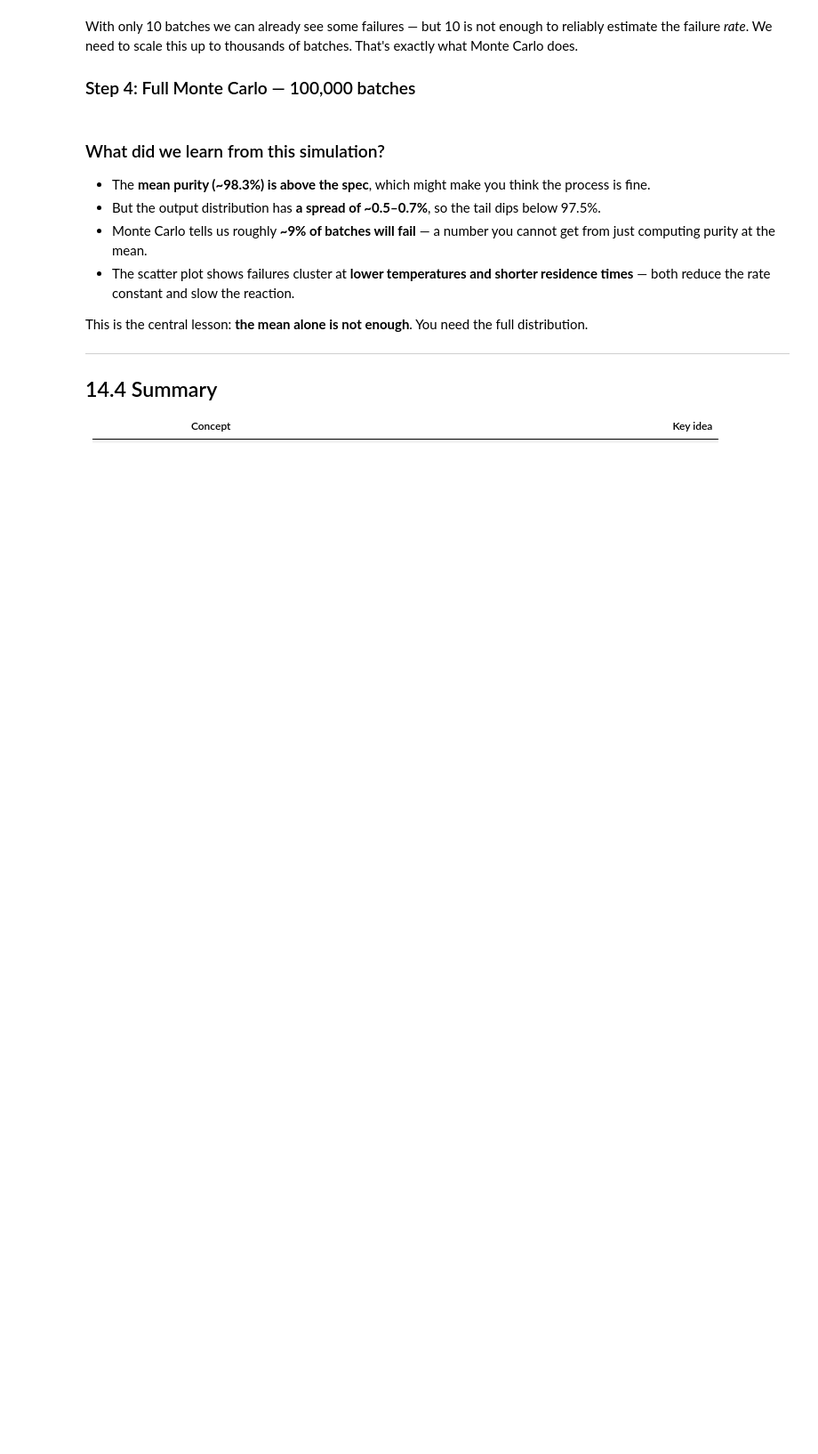
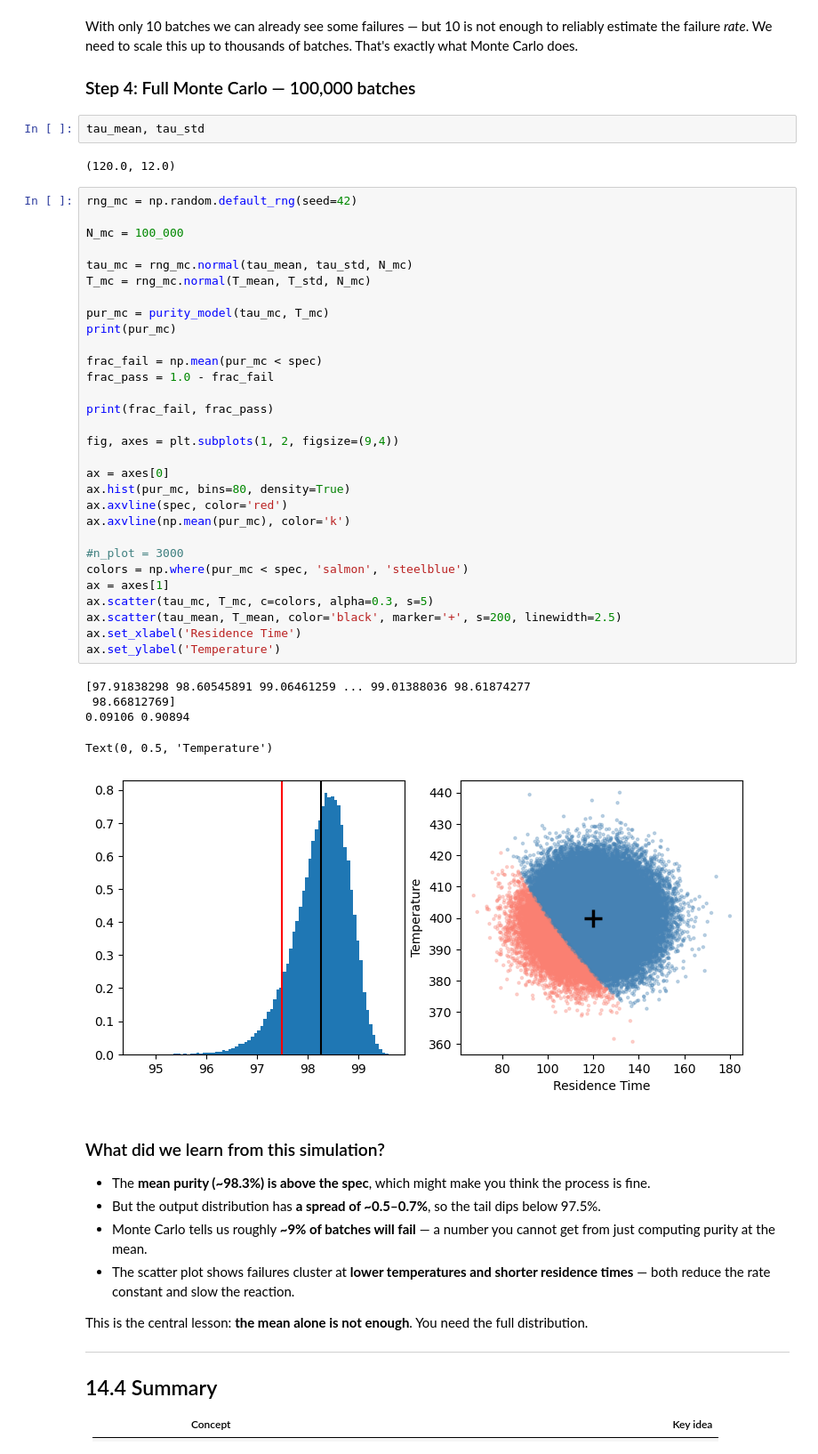
Before and after one commit to ock-group/CHME212-2026-Spring, a Jupyter notebook: _sources/docs/chapter14/14_notebook copy.ipynb, the cells around one changed output. Shown at 89% size. Saved outputs shown, nothing was run; the diff lists cells and outputs as text; blank space fills up the shorter version.

```diff
--- a/_sources/docs/chapter14/14_notebook copy.ipynb
+++ b/_sources/docs/chapter14/14_notebook copy.ipynb
@@ -289,6 +338,46 @@ plt.show()
 With only 10 batches we can already see some failures — but 10 is not enough to reliably estimate the failure *rate*. We need to scale this up to thousands of batches. That's exactly what Monte Carlo does.
 
 ### Step 4: Full Monte Carlo — 100,000 batches
+# %%
+tau_mean, tau_std
+# %% [output]
+(120.0, 12.0)
+# %%
+rng_mc = np.random.default_rng(seed=42)
+
+N_mc = 100_000
+
+tau_mc = rng_mc.normal(tau_mean, tau_std, N_mc)
+T_mc = rng_mc.normal(T_mean, T_std, N_mc)
+
+pur_mc = purity_model(tau_mc, T_mc)
+print(pur_mc)
+
+frac_fail = np.mean(pur_mc < spec)
+frac_pass = 1.0 - frac_fail
+
+print(frac_fail, frac_pass)
+
+fig, axes = plt.subplots(1, 2, figsize=(9,4))
+
+ax = axes[0]
+ax.hist(pur_mc, bins=80, density=True)
+ax.axvline(spec, color='red')
+ax.axvline(np.mean(pur_mc), color='k')
+
+#n_plot = 3000
+colors = np.where(pur_mc < spec, 'salmon', 'steelblue')
+ax = axes[1]
+ax.scatter(tau_mc, T_mc, c=colors, alpha=0.3, s=5)
+ax.scatter(tau_mean, T_mean, color='black', marker='+', s=200, linewidth=2.5)
+ax.set_xlabel('Residence Time')
+ax.set_ylabel('Temperature')
+# %% [output]
+[97.91838298 98.60545891 99.06461259 ... 99.01388036 98.61874277
+ 98.66812769]
+0.09106 0.90894
+Text(0, 0.5, 'Temperature')
+[figure, added]
 # %% [markdown]
 ### What did we learn from this simulation?
 
```
Also changed, not shown: parts of 8 cells of this notebook, 34 other files.
